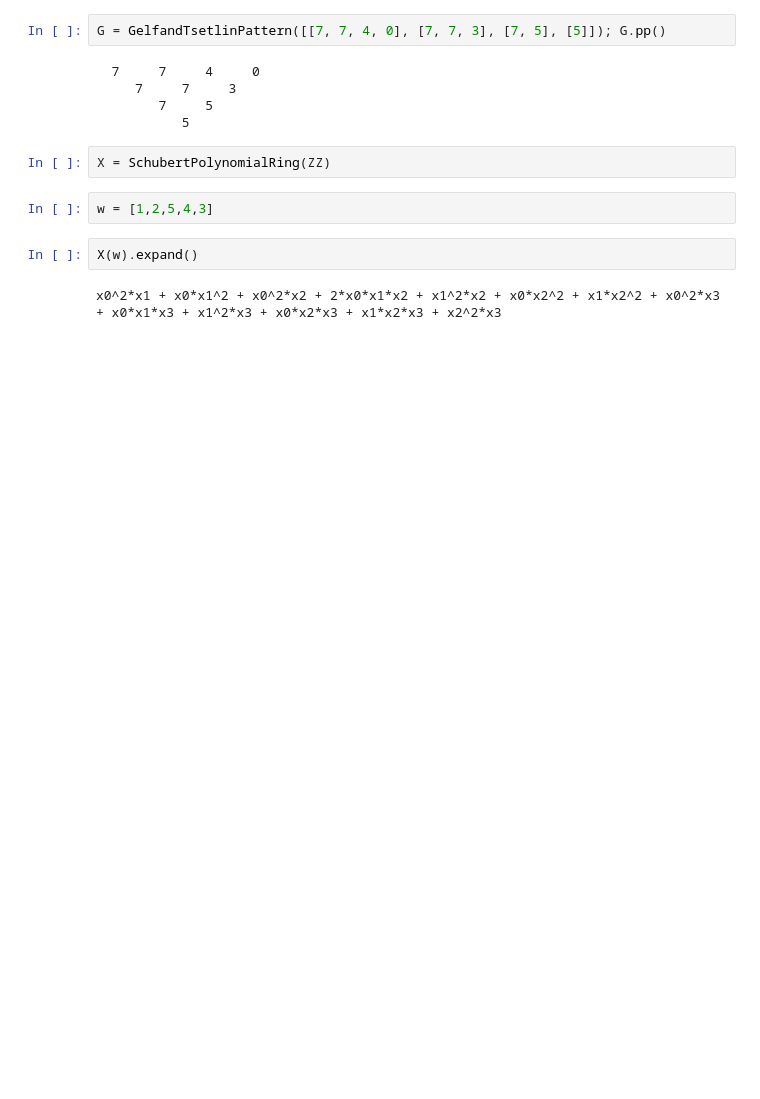
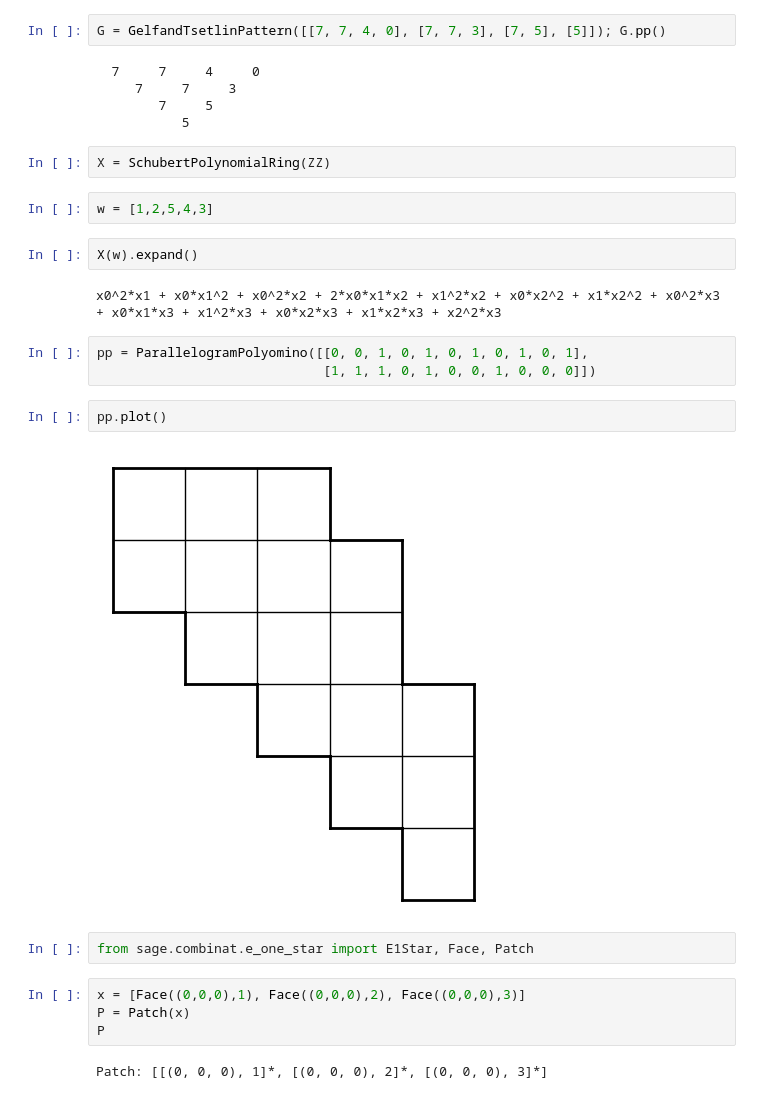
Before and after one commit to passagemath/passagemath-jupyterlite-demo, a Jupyter notebook: content/passagemath-combinat.ipynb, the cells around one changed output. Cells and saved outputs as stored; diff of their text form; blank space fills up the shorter version.

Commit message:
content/passagemath-combinat.ipynb: Add more examples

```diff
--- a/content/passagemath-combinat.ipynb
+++ b/content/passagemath-combinat.ipynb
@@ -49,3 +58,18 @@ w = [1,2,5,4,3]
 X(w).expand()
 # %% [output]
 x0^2*x1 + x0*x1^2 + x0^2*x2 + 2*x0*x1*x2 + x1^2*x2 + x0*x2^2 + x1*x2^2 + x0^2*x3 + x0*x1*x3 + x1^2*x3 + x0*x2*x3 + x1*x2*x3 + x2^2*x3
+# %%
+pp = ParallelogramPolyomino([[0, 0, 1, 0, 1, 0, 1, 0, 1, 0, 1],
+                             [1, 1, 1, 0, 1, 0, 0, 1, 0, 0, 0]])
+# %%
+pp.plot()
+# %% [output]
+[figure, added]
+# %%
+from sage.combinat.e_one_star import E1Star, Face, Patch
+# %%
+x = [Face((0,0,0),1), Face((0,0,0),2), Face((0,0,0),3)]
+P = Patch(x)
+P
+# %% [output]
+Patch: [[(0, 0, 0), 1]*, [(0, 0, 0), 2]*, [(0, 0, 0), 3]*]
```
Also changed, not shown: parts of 8 cells of this notebook.
